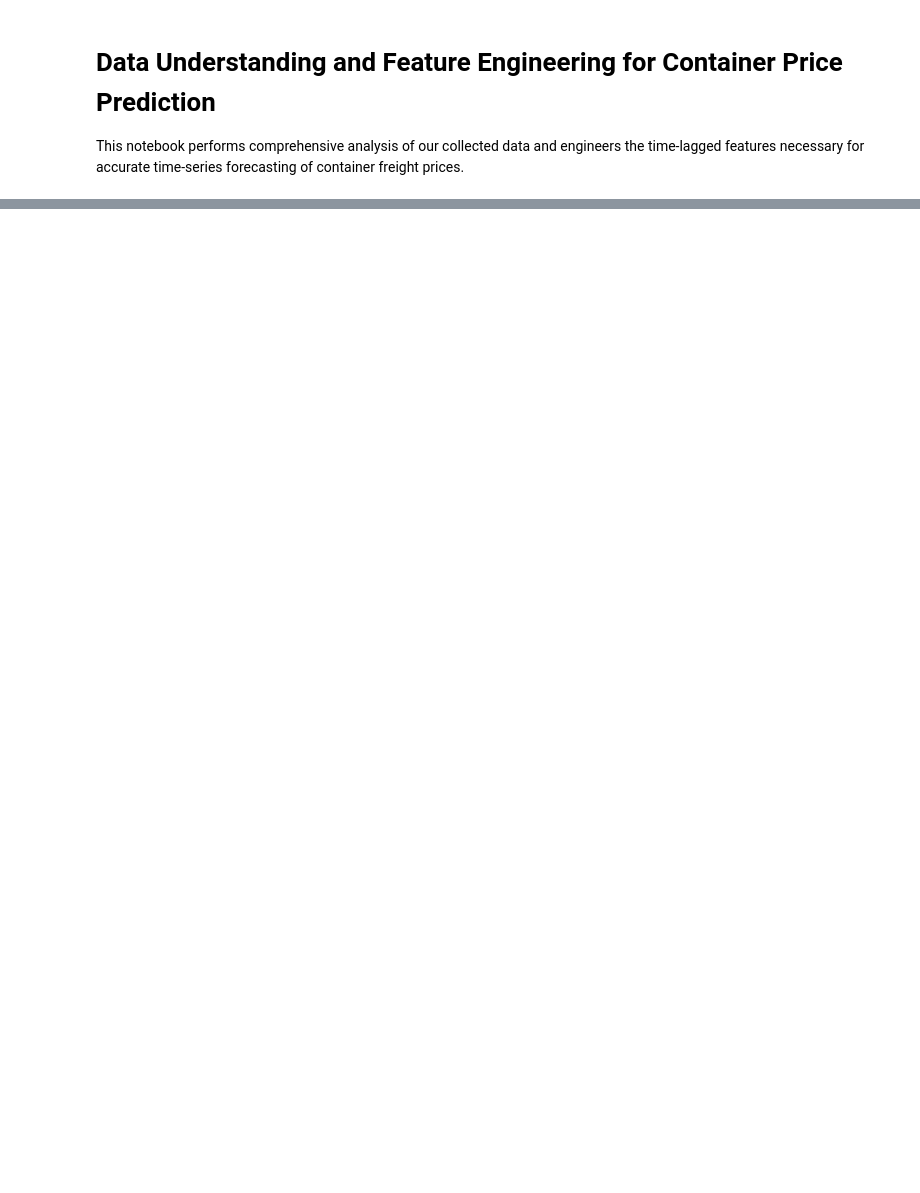
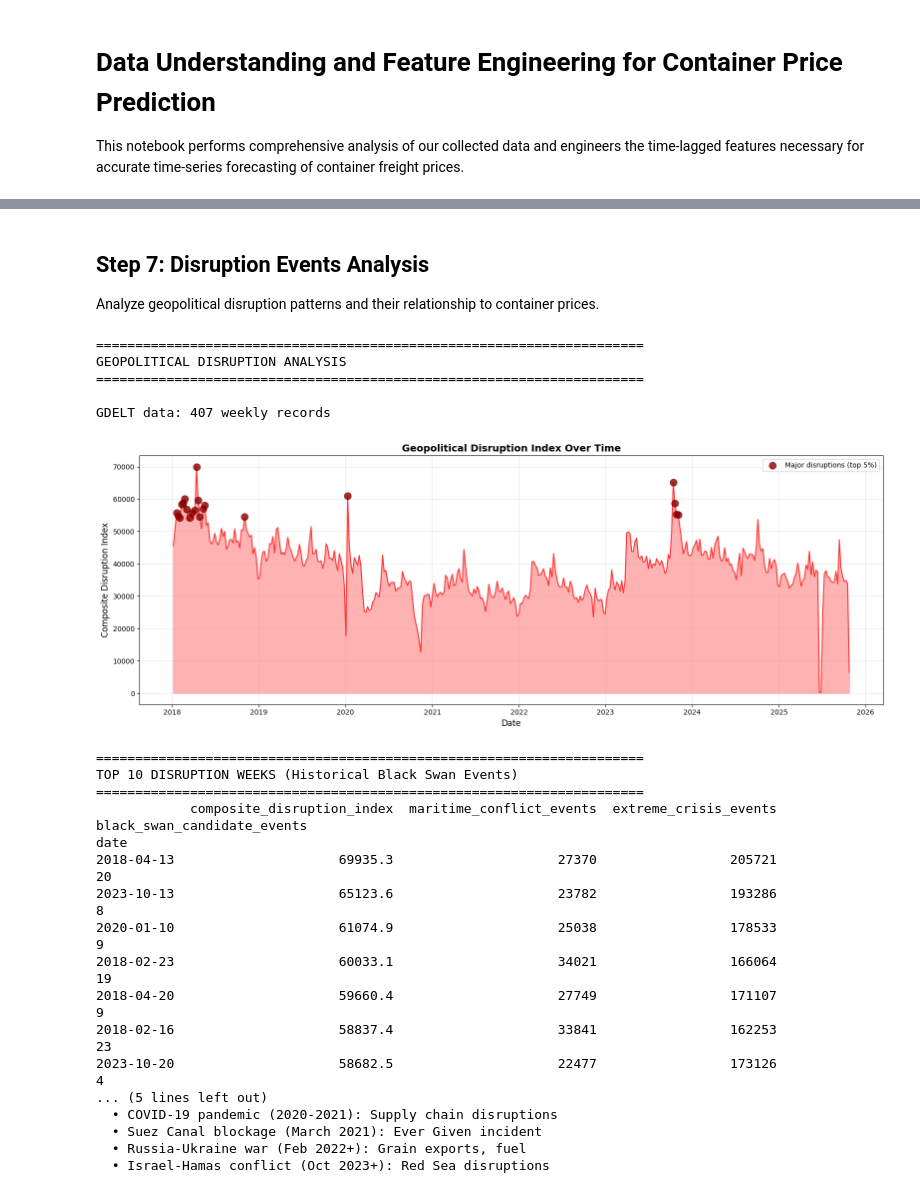
Before and after one commit to BenjaminLTakaki/Container_Predic, a Jupyter notebook: 02_data_understanding.ipynb, the cells around one changed output, grey strips where cells are left out. Drawn from its saved outputs; the diff is of its cells as text; code cells hidden in the pictures; blank space fills up the shorter version.

```diff
--- a/02_data_understanding.ipynb
+++ b/02_data_understanding.ipynb
@@ -886,0 +352,80 @@ print("\n" + "=" * 70)
+# %% [markdown]
+## Step 7: Disruption Events Analysis
+
+Analyze geopolitical disruption patterns and their relationship to container prices.
+# %%
+if has_news:
+    # Create composite disruption index
+    df_news['composite_disruption_index'] = (
+        df_news['extreme_crisis_events'] * 0.3 +
+        df_news['maritime_conflict_events'] * 0.3 +
+        df_news['black_swan_candidate_events'] * 0.4
+    )
+
+    print("=" * 70)
+    print("GEOPOLITICAL DISRUPTION ANALYSIS")
+    print("=" * 70)
+    print(f"\nGDELT data: {len(df_news)} weekly records")
+
+    # Disruption over time
+    fig, ax = plt.subplots(figsize=(16, 6))
+    ax.plot(df_news.index, df_news['composite_disruption_index'],
+            linewidth=1.5, color='red', alpha=0.7)
+    ax.fill_between(df_news.index, 0, df_news['composite_disruption_index'],
+                     alpha=0.3, color='red')
+
+    # Highlight major disruptions
+    threshold_95 = df_news['composite_disruption_index'].quantile(0.95)
+    major_disruptions = df_news[df_news['composite_disruption_index'] > threshold_95]
+    ax.scatter(major_disruptions.index, major_disruptions['composite_disruption_index'],
+               color='darkred', s=100, alpha=0.8, label=f'Major disruptions (top 5%)', zorder=5)
+
+    ax.set_title('Geopolitical Disruption Index Over Time', fontsize=14, fontweight='bold')
+    ax.set_xlabel('Date', fontsize=12)
+    ax.set_ylabel('Composite Disruption Index', fontsize=12)
+    ax.legend()
+    ax.grid(True, alpha=0.3)
+    plt.tight_layout()
+    plt.show()
+
+    # Top disruption weeks
+    print("\n" + "=" * 70)
+    print("TOP 10 DISRUPTION WEEKS (Historical Black Swan Events)")
+    print("=" * 70)
+    top_disruptions = df_news.nlargest(10, 'composite_disruption_index')[[
+        'composite_disruption_index', 'maritime_conflict_events',
+        'extreme_crisis_events', 'black_swan_candidate_events'
+    ]]
+    print(top_disruptions.to_string())
+
+    print("\nExpected major events (2018-2025):")
+    print("  • COVID-19 pandemic (2020-2021): Supply chain disruptions")
+    print("  • Suez Canal blockage (March 2021): Ever Given incident")
+    print("  • Russia-Ukraine war (Feb 2022+): Grain exports, fuel")
+    print("  • Israel-Hamas conflict (Oct 2023+): Red Sea disruptions")
+else:
+    print("No disruption data available.")
+# %% [output]
+======================================================================
+GEOPOLITICAL DISRUPTION ANALYSIS
+======================================================================
+
+GDELT data: 407 weekly records
+[figure, added]
+======================================================================
+TOP 10 DISRUPTION WEEKS (Historical Black Swan Events)
+======================================================================
+            composite_disruption_index  maritime_conflict_events  extreme_crisis_events  black_swan_candidate_events
+date
+2018-04-13                     69935.3                     27370                 205721                           20
+2023-10-13                     65123.6                     23782                 193286                            8
+2020-01-10                     61074.9                     25038                 178533                            9
+2018-02-23                     60033.1                     34021                 166064                           19
+2018-04-20                     59660.4                     27749                 171107                            9
+2018-02-16                     58837.4                     33841                 162253                           23
+2023-10-20                     58682.5                     22477                 173126                            4
+... (5 lines left out)
+  • COVID-19 pandemic (2020-2021): Supply chain disruptions
+  • Suez Canal blockage (March 2021): Ever Given incident
+  • Russia-Ukraine war (Feb 2022+): Grain exports, fuel
+  • Israel-Hamas conflict (Oct 2023+): Red Sea disruptions
```
Also changed, not shown: parts of 47 cells of this notebook, 1 other file.
